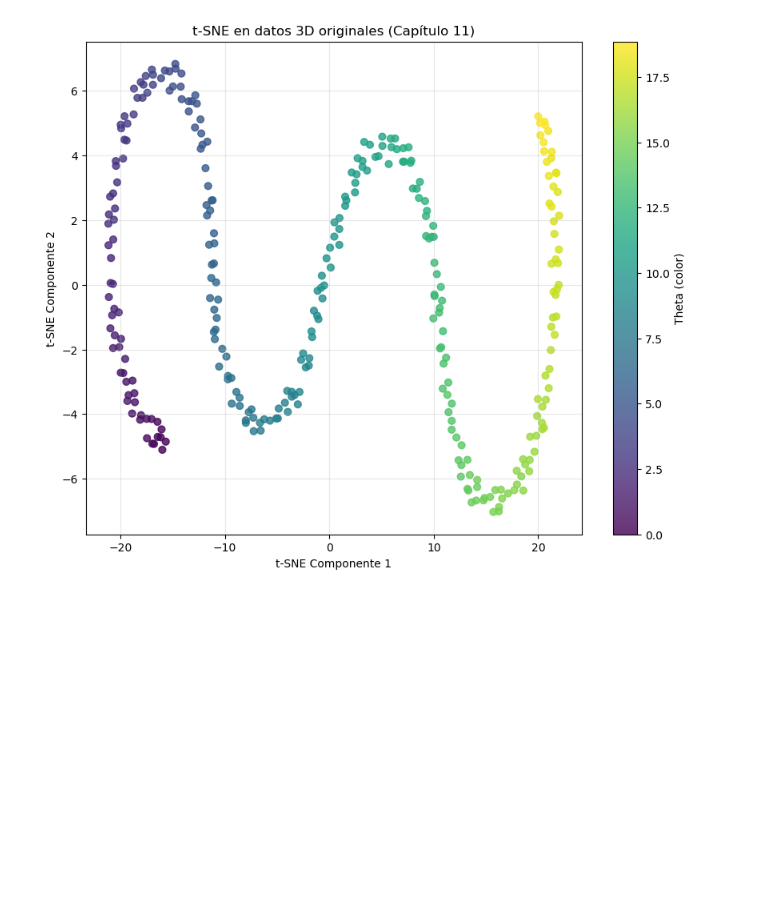
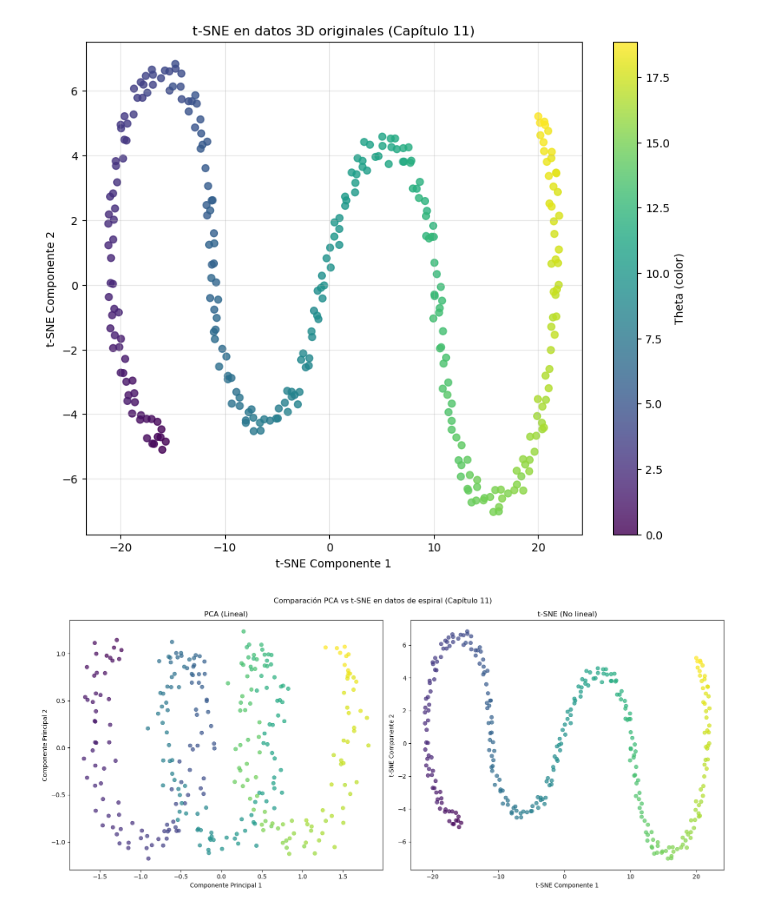
Before and after one commit to polosur1982/elementos-statistical-learning, a Jupyter notebook: notebooks/11_unsupervided_learning.ipynb, the cells around one changed output. Saved outputs shown, nothing was run; the diff lists cells and outputs as text; code cells hidden in the pictures; blank space fills up the shorter version.

```diff
--- a/notebooks/11_unsupervided_learning.ipynb
+++ b/notebooks/11_unsupervided_learning.ipynb
@@ -273,3 +273,23 @@ plt.grid(True, alpha=0.3)
 plt.show()
 # %% [output]
 [figure]
+# %%
+fig, axs = plt.subplots(1, 2, figsize=(16, 7))
+
+# PCA (ya lo tienes)
+axs[0].scatter(X_pca[:,0], X_pca[:,1], c=theta, cmap='viridis', alpha=0.7)
+axs[0].set_title('PCA (Lineal)')
+axs[0].set_xlabel('Componente Principal 1')
+axs[0].set_ylabel('Componente Principal 2')
+
+# t-SNE
+axs[1].scatter(X_tsne[:,0], X_tsne[:,1], c=theta, cmap='viridis', alpha=0.7)
+axs[1].set_title('t-SNE (No lineal)')
+axs[1].set_xlabel('t-SNE Componente 1')
+axs[1].set_ylabel('t-SNE Componente 2')
+
+plt.suptitle('Comparación PCA vs t-SNE en datos de espiral (Capítulo 11)')
+plt.tight_layout()
+plt.show()
+# %% [output]
+[figure, added]
```
Also changed, not shown: parts of 2 cells of this notebook.
